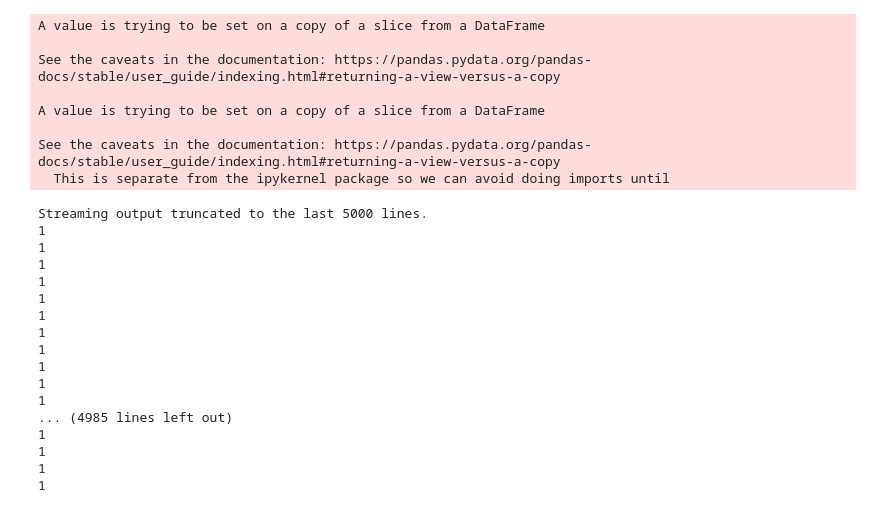
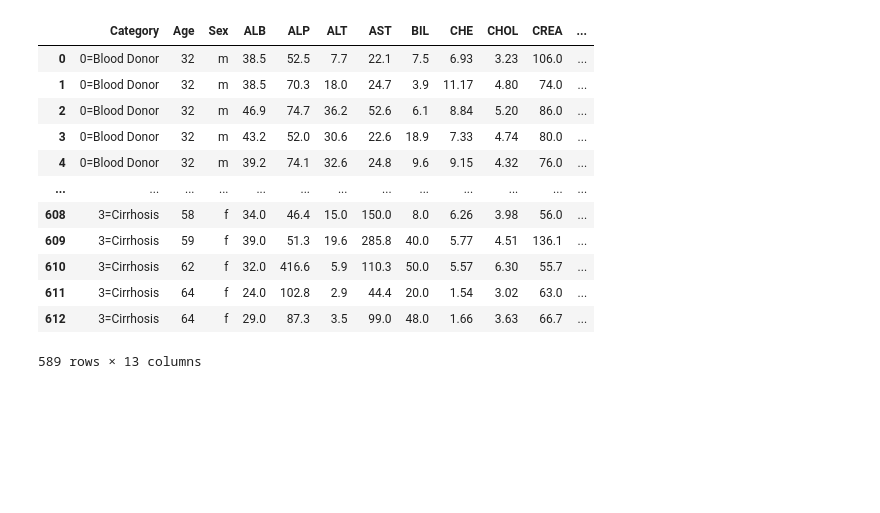
Before and after one commit to thebabycode/ML, a Jupyter notebook: ML_Lab7.ipynb, the cells around one changed output. Saved outputs shown, nothing was run; the diff lists cells and outputs as text; code cells hidden in the pictures; blank space fills up the shorter version.

```diff
--- a/ML_Lab7.ipynb
+++ b/ML_Lab7.ipynb
@@ -32,35 +97,18 @@ df
-# %%
-#0 is not livable , 1 is Livable
-for i in range(len(df.AQI_Bucket)):
-  if df.AQI_Bucket[i] in ['Poor', 'Very Poor', 'Severe']:
-    df["Livable"][i]=0
-    print(0)
-  elif df.AQI_Bucket[i] in ['Moderate','Satisfactory', 'Good']:
-     df["Livable"][i]=1
-     print(1)
-# %% [output]
-A value is trying to be set on a copy of a slice from a DataFrame
-
-See the caveats in the documentation: https://pandas.pydata.org/pandas-docs/stable/user_guide/indexing.html#returning-a-view-versus-a-copy
-
-A value is trying to be set on a copy of a slice from a DataFrame
-
-See the caveats in the documentation: https://pandas.pydata.org/pandas-docs/stable/user_guide/indexing.html#returning-a-view-versus-a-copy
-  This is separate from the ipykernel package so we can avoid doing imports until
-Streaming output truncated to the last 5000 lines.
-1
-1
-1
-1
-1
-1
-1
-1
-1
-1
-1
-... (4985 lines left out)
-1
-1
-1
-1
+# %%
+df = df.drop(['Unnamed: 0'], axis = 'columns')
+df = df.dropna()
+df
+# %% [output]
+|  | Category | Age | Sex | ALB | ALP | ALT | AST | BIL | CHE | CHOL | CREA | ... |
+| 0 | 0=Blood Donor | 32 | m | 38.5 | 52.5 | 7.7 | 22.1 | 7.5 | 6.93 | 3.23 | 106.0 | ... |
+| 1 | 0=Blood Donor | 32 | m | 38.5 | 70.3 | 18.0 | 24.7 | 3.9 | 11.17 | 4.80 | 74.0 | ... |
+| 2 | 0=Blood Donor | 32 | m | 46.9 | 74.7 | 36.2 | 52.6 | 6.1 | 8.84 | 5.20 | 86.0 | ... |
+| 3 | 0=Blood Donor | 32 | m | 43.2 | 52.0 | 30.6 | 22.6 | 18.9 | 7.33 | 4.74 | 80.0 | ... |
+| 4 | 0=Blood Donor | 32 | m | 39.2 | 74.1 | 32.6 | 24.8 | 9.6 | 9.15 | 4.32 | 76.0 | ... |
+| ... | ... | ... | ... | ... | ... | ... | ... | ... | ... | ... | ... | ... |
+| 608 | 3=Cirrhosis | 58 | f | 34.0 | 46.4 | 15.0 | 150.0 | 8.0 | 6.26 | 3.98 | 56.0 | ... |
+| 609 | 3=Cirrhosis | 59 | f | 39.0 | 51.3 | 19.6 | 285.8 | 40.0 | 5.77 | 4.51 | 136.1 | ... |
+| 610 | 3=Cirrhosis | 62 | f | 32.0 | 416.6 | 5.9 | 110.3 | 50.0 | 5.57 | 6.30 | 55.7 | ... |
+| 611 | 3=Cirrhosis | 64 | f | 24.0 | 102.8 | 2.9 | 44.4 | 20.0 | 1.54 | 3.02 | 63.0 | ... |
+| 612 | 3=Cirrhosis | 64 | f | 29.0 | 87.3 | 3.5 | 99.0 | 48.0 | 1.66 | 3.63 | 66.7 | ... |
+589 rows × 13 columns
```
Also changed, not shown: parts of 81 cells of this notebook.
